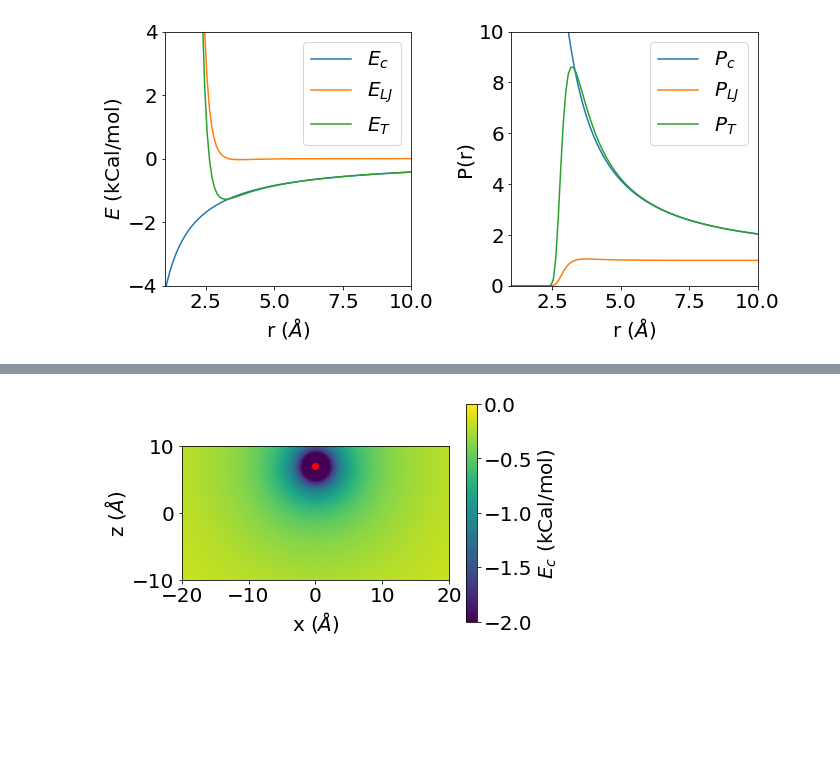
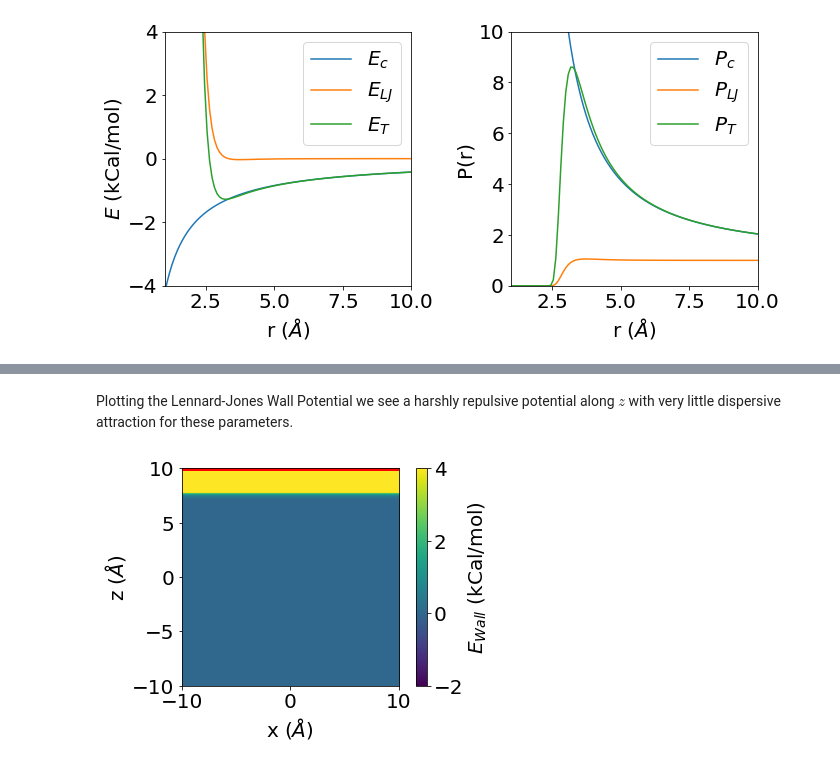
Before and after one commit to adodin/Ion-Pairing, a Jupyter notebook: Analytical/Analytical_Potentials.ipynb, the cells around one changed output, grey strips where cells are left out. Drawn from its saved outputs; the diff is of its cells as text; code cells hidden in the pictures; blank space fills up the shorter version.

```diff
--- a/Analytical/Analytical_Potentials.ipynb
+++ b/Analytical/Analytical_Potentials.ipynb
@@ -55,3 +59,18 @@ Since we'll be interested in studying systems with an interface that breaks symm
+# %%
+n_x = 1000
+n_z = 1000
+
+x_min = -10
+x_max = 10
+z_min = -10
+z_max = 10
+
+x = np.linspace(x_min, x_max, n_x)
+z = np.linspace(z_min, z_max, n_z)
+
+X, Z = np.meshgrid(x, z)
+Y = np.zeros_like(X)
+r_2D = np.reshape([X, Y, Z], (3, n_x*n_z)).T
 # %% [markdown]
 
 ### Pair Potentials
@@ -153,29 +151,14 @@ def dielectric_wall_potential(r_1, z_wall, q=1, chi=0, chi2=0):
-# %%
-n_x = 100
-n_z = 100
-
-x_min = -20
-x_max = 20
-z_min = -10
-z_max = 10
-
-x = np.linspace(x_min, x_max, n_x)
-z = np.linspace(z_min, z_max, n_z)
-
-X, Z = np.meshgrid(x, z)
-Y = np.zeros_like(X)
-r_2D = np.reshape([X, Y, Z], (3, n_x*n_z)).T
-
-r_cat = np.array([0, 0, 7])
-z_wall=10
+# %% [markdown]
+Plotting the Lennard-Jones Wall Potential we see a harshly repulsive potential along $z$ with very little dispersive attraction for these parameters.
 # %%
-V_c_2D = coulomb_potential(r_2D, chi=chi, r_2=r_cat, q=-1)
-V_c_2D = np.reshape(V_c_2D, (n_x, n_z))
-im = plt.imshow(V_c_2D, extent=[x_min, x_max, z_min, z_max], origin='lower', aspect='equal', vmin=-2, vmax=0)
-plt.colorbar(im, label='$E_c$ (kCal/mol)')
-plt.scatter(r_cat[0], r_cat[2], c='r')
+V_wall_2D = lj_wall_potential(r_2D, z_wall)
+V_wall_2D = np.reshape(V_wall_2D, (n_x, n_z))
+im = plt.imshow(V_wall_2D, extent=[x_min, x_max, z_min, z_max], origin='lower', aspect='equal', vmin=-2, vmax=4)
+plt.colorbar(im, label='$E_{Wall}$ (kCal/mol)')
+plt.axhline(10, c='r', lw=5)
 plt.xlabel('x ($\AA$)')
 plt.ylabel('z ($\AA$)')
+
 plt.show()
 # %% [output]
-[figure, old version]
+[figure, new version]
```
Also changed, not shown: parts of 37 cells of this notebook.
